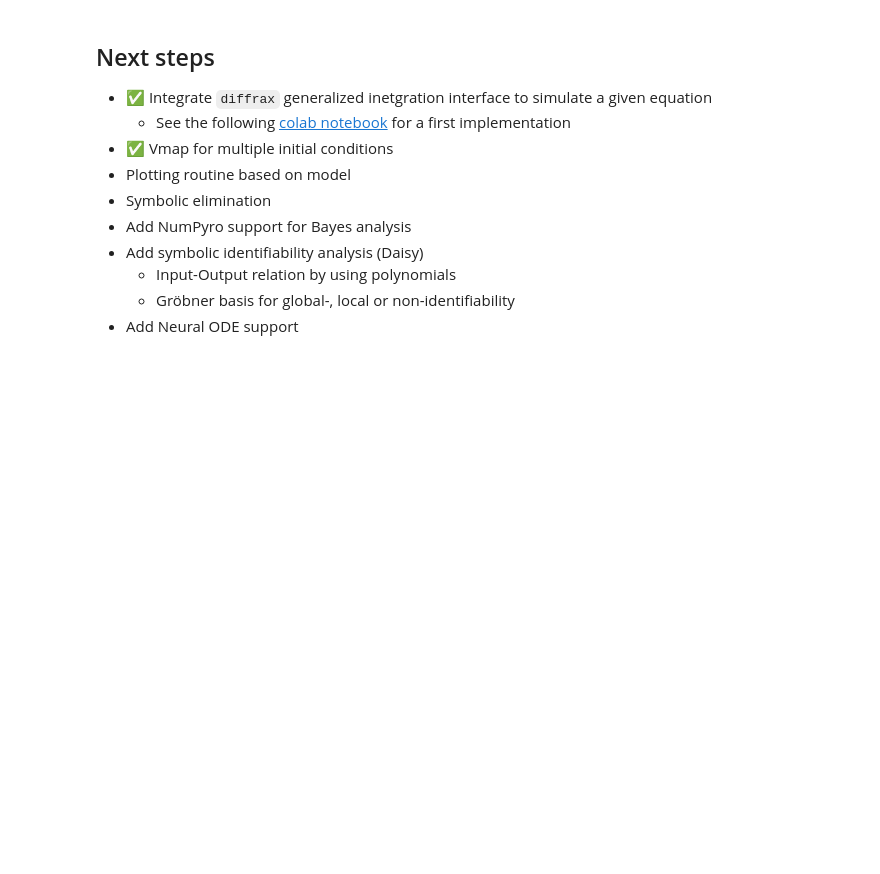
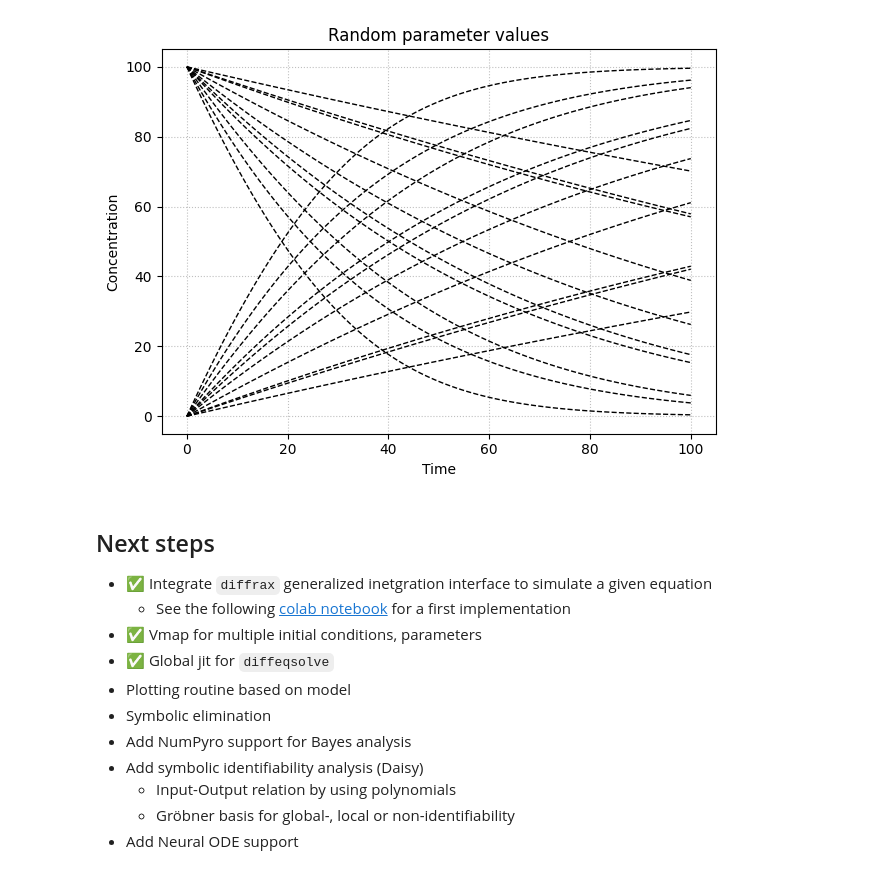
Before and after one commit to JR-1991/Catalax, a Jupyter notebook: TestModel.ipynb, the cells around one changed output. Cells and saved outputs as stored; diff of their text form; code cells hidden in the pictures; blank space fills up the shorter version.

```diff
--- a/TestModel.ipynb
+++ b/TestModel.ipynb
@@ -86,9 +129,22 @@ plt.tight_layout()
+# %%
+for batch in range(0,10):
+    plt.plot(times[batch].T, data[batch, :, 0, 0].T, c="k", linewidth=1, linestyle="--")
+    plt.plot(times[batch].T, data[batch, :, 0, 1].T, c="k", linewidth=1, linestyle="--")
+
+plt.title("Random parameter values")
+plt.grid(alpha=0.8, linestyle=":")
+plt.xlabel("Time")
+plt.ylabel("Concentration")
+plt.tight_layout()
+# %% [output]
+[figure, added]
 # %% [markdown]
 ## Next steps
 
 * ✅ Integrate `diffrax` generalized inetgration interface to simulate a given equation
   * See the following [colab notebook](https://colab.research.google.com/drive/1TRAaZe0YV7WQR127s05GcFijXJ6wPZm4?usp=sharing) for a first implementation
-* ✅ Vmap for multiple initial conditions
+* ✅ Vmap for multiple initial conditions, parameters
+* ✅ Global jit for `diffeqsolve`
 * Plotting routine based on model
 * Symbolic elimination
 * Add NumPyro support for Bayes analysis
```
Also changed, not shown: parts of 13 cells of this notebook.
